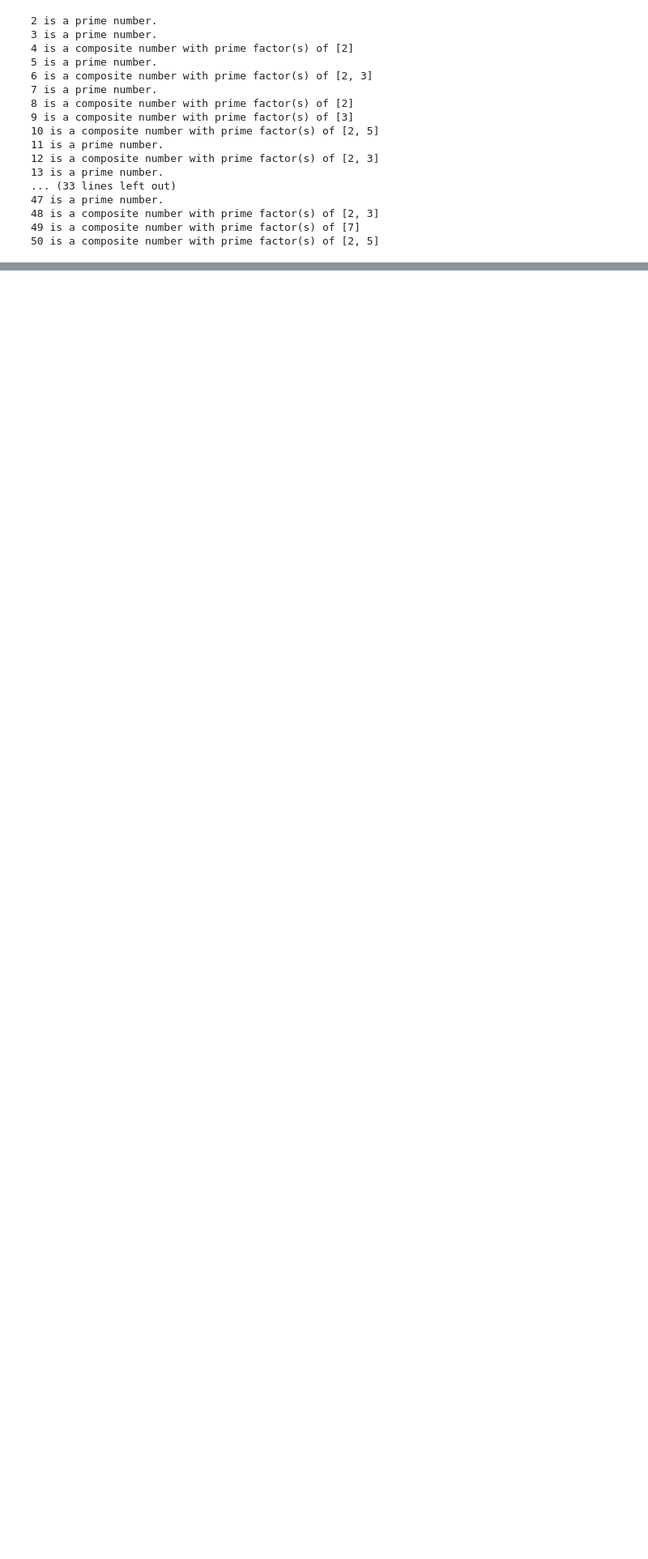
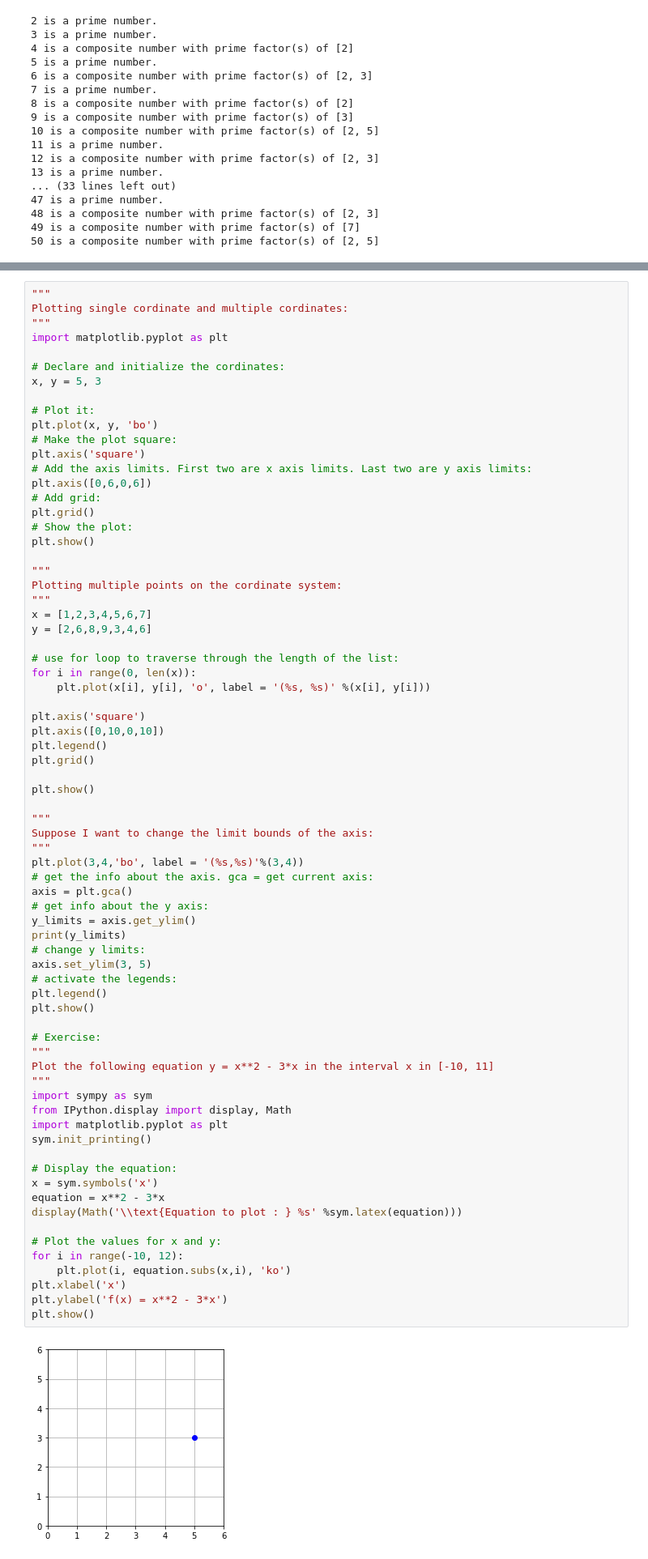
Before and after one commit to j0rl3yJ/Mathematics-using-Python, a Jupyter notebook: Codes.ipynb, the cells around one changed output, grey strips where cells are left out. Shown: that part at 81% size. Cells and saved outputs as stored; diff of their text form; blank space fills up the shorter version.

```diff
--- a/Codes.ipynb
+++ b/Codes.ipynb
@@ -879,0 +1113,74 @@ for number in integer_list:
+# %%
+"""
+Plotting single cordinate and multiple cordinates:
+"""
+import matplotlib.pyplot as plt
+
+# Declare and initialize the cordinates:
+x, y = 5, 3
+
+# Plot it:
+plt.plot(x, y, 'bo')
+# Make the plot square:
+plt.axis('square')
+# Add the axis limits. First two are x axis limits. Last two are y axis limits:
+plt.axis([0,6,0,6])
+# Add grid:
+plt.grid()
+# Show the plot:
+plt.show()
+
+"""
+Plotting multiple points on the cordinate system:
+"""
+x = [1,2,3,4,5,6,7]
+y = [2,6,8,9,3,4,6]
+
+# use for loop to traverse through the length of the list:
+for i in range(0, len(x)):
+    plt.plot(x[i], y[i], 'o', label = '(%s, %s)' %(x[i], y[i]))
+
+plt.axis('square')
+plt.axis([0,10,0,10])
+plt.legend()
+plt.grid()
+
+plt.show()
+
+"""
+Suppose I want to change the limit bounds of the axis:
+"""
+plt.plot(3,4,'bo', label = '(%s,%s)'%(3,4))
+# get the info about the axis. gca = get current axis:
+axis = plt.gca()
+# get info about the y axis:
+y_limits = axis.get_ylim()
+print(y_limits)
+# change y limits:
+axis.set_ylim(3, 5)
+# activate the legends:
+plt.legend()
+plt.show()
+
+# Exercise:
+"""
+Plot the following equation y = x**2 - 3*x in the interval x in [-10, 11]
+"""
+import sympy as sym
+from IPython.display import display, Math
+import matplotlib.pyplot as plt
+sym.init_printing()
+
+# Display the equation:
+x = sym.symbols('x')
+equation = x**2 - 3*x
+display(Math('\\text{Equation to plot : } %s' %sym.latex(equation)))
+
+# Plot the values for x and y:
+for i in range(-10, 12):
+    plt.plot(i, equation.subs(x,i), 'ko')
+plt.xlabel('x')
+plt.ylabel('f(x) = x**2 - 3*x')
+plt.show()
+# %% [output]
+[figure, added]
```
Also changed, not shown: parts of 20 cells of this notebook.
